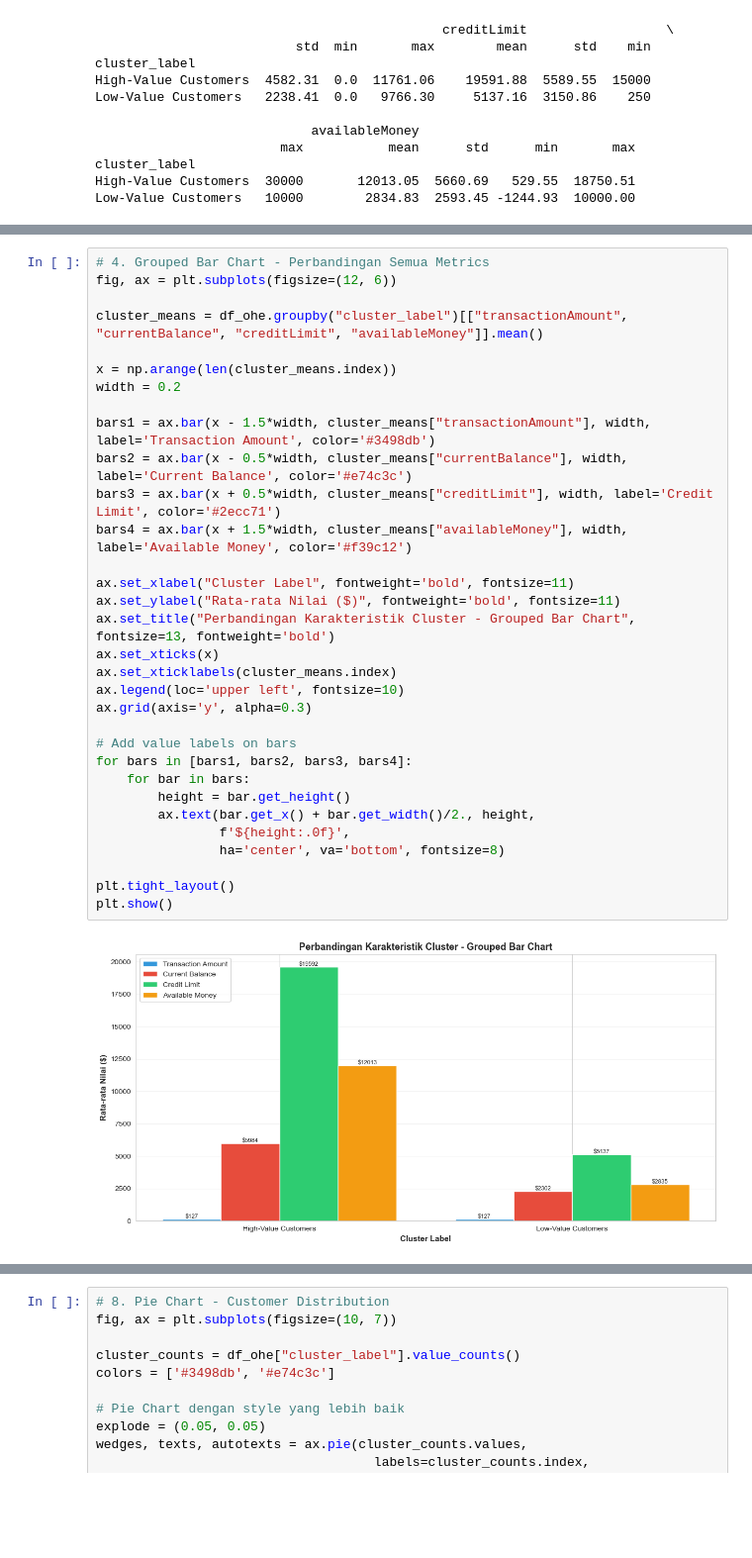
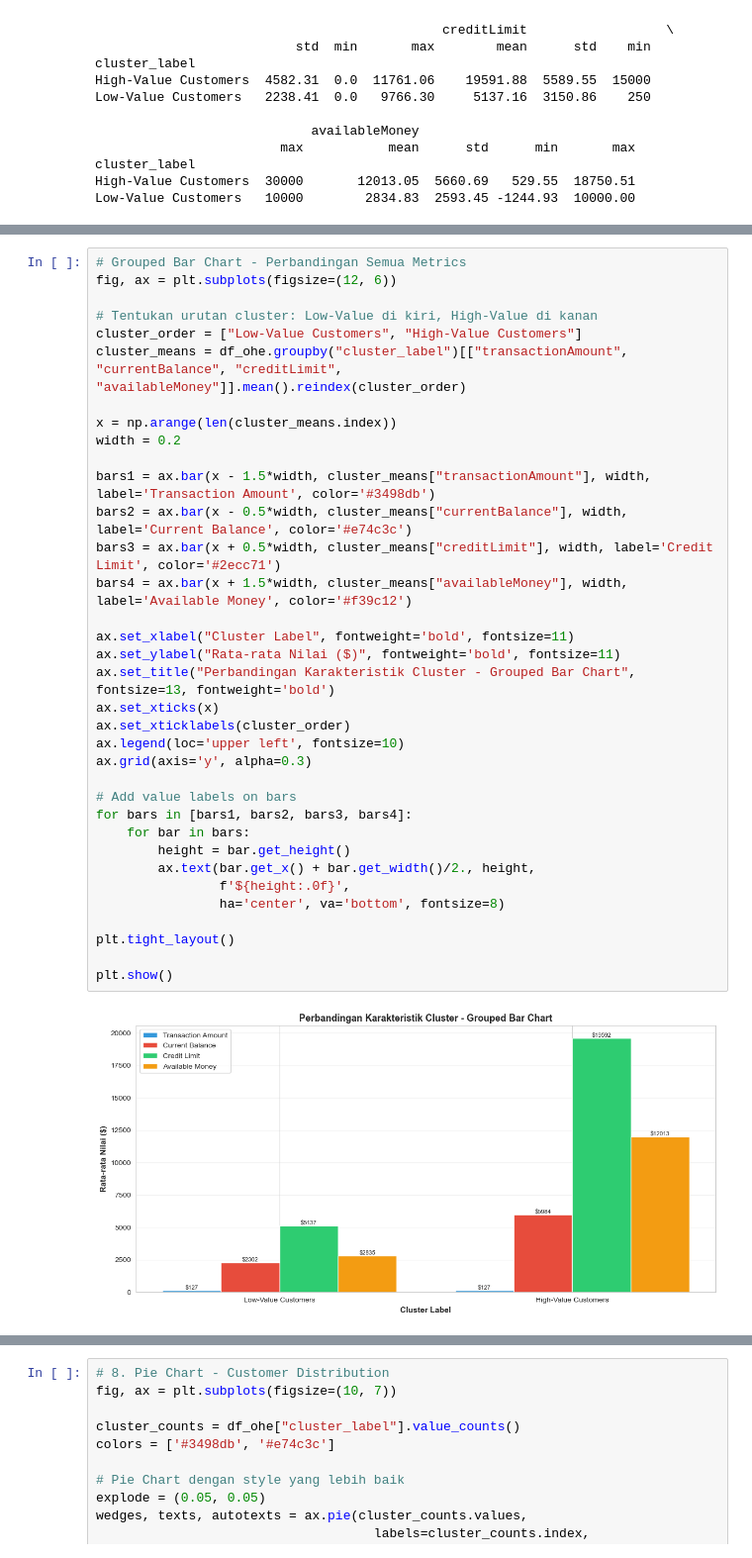
Before and after one commit to rayennn-bi/Customer-Segmentation, a Jupyter notebook: Jupyter notebook/clustering_pelanggan.ipynb, the cells around one changed output, grey strips where cells are left out. Shown at 99% size. Cells and saved outputs as stored; diff of their text form; blank space fills up the shorter version.

```diff
--- a/Jupyter notebook/clustering_pelanggan.ipynb
+++ b/Jupyter notebook/clustering_pelanggan.ipynb
@@ -750,35 +750,38 @@ plt.show()
 # %%
-# 4. Grouped Bar Chart - Perbandingan Semua Metrics
+# Grouped Bar Chart - Perbandingan Semua Metrics
 fig, ax = plt.subplots(figsize=(12, 6))
 
-cluster_means = df_ohe.groupby("cluster_label")[["transactionAmount", "currentBalance", "creditLimit", "availableMoney"]].mean()
+# Tentukan urutan cluster: Low-Value di kiri, High-Value di kanan
+cluster_order = ["Low-Value Customers", "High-Value Customers"]
+cluster_means = df_ohe.groupby("cluster_label")[["transactionAmount", "currentBalance", "creditLimit", "availableMoney"]].mean().reindex(cluster_order)
 
 x = np.arange(len(cluster_means.index))
 width = 0.2
 
 bars1 = ax.bar(x - 1.5*width, cluster_means["transactionAmount"], width, label='Transaction Amount', color='#3498db')
 bars2 = ax.bar(x - 0.5*width, cluster_means["currentBalance"], width, label='Current Balance', color='#e74c3c')
 bars3 = ax.bar(x + 0.5*width, cluster_means["creditLimit"], width, label='Credit Limit', color='#2ecc71')
 bars4 = ax.bar(x + 1.5*width, cluster_means["availableMoney"], width, label='Available Money', color='#f39c12')
 
 ax.set_xlabel("Cluster Label", fontweight='bold', fontsize=11)
 ax.set_ylabel("Rata-rata Nilai ($)", fontweight='bold', fontsize=11)
 ax.set_title("Perbandingan Karakteristik Cluster - Grouped Bar Chart", fontsize=13, fontweight='bold')
 ax.set_xticks(x)
-ax.set_xticklabels(cluster_means.index)
+ax.set_xticklabels(cluster_order)
 ax.legend(loc='upper left', fontsize=10)
 ax.grid(axis='y', alpha=0.3)
 
 # Add value labels on bars
 for bars in [bars1, bars2, bars3, bars4]:
     for bar in bars:
         height = bar.get_height()
         ax.text(bar.get_x() + bar.get_width()/2., height,
                 f'${height:.0f}',
                 ha='center', va='bottom', fontsize=8)
 
 plt.tight_layout()
+
 plt.show()
 # %% [output]
-[figure, old version]
+[figure, new version]
 # %%
```
Also changed, not shown: parts of 2 cells of this notebook, 3 other files.
